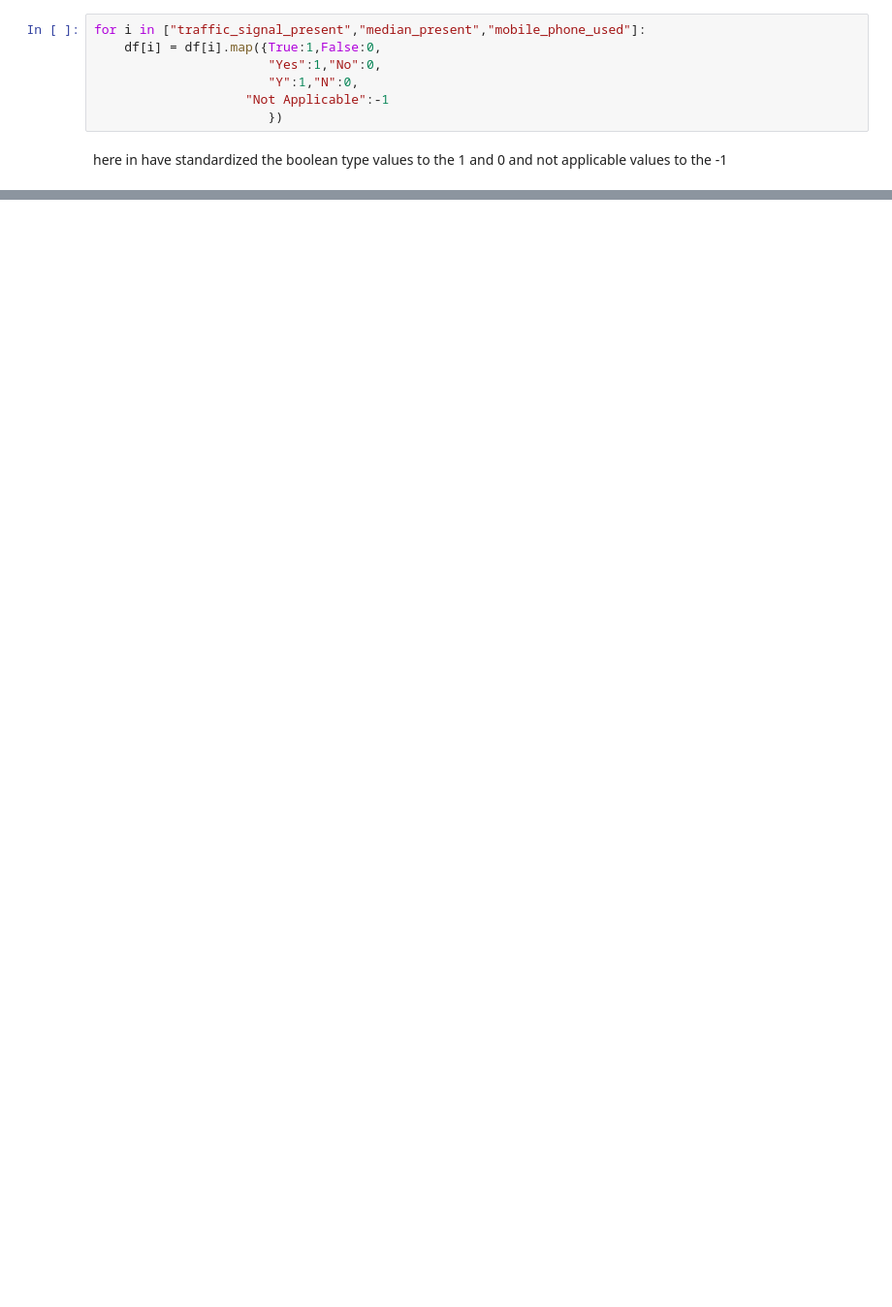
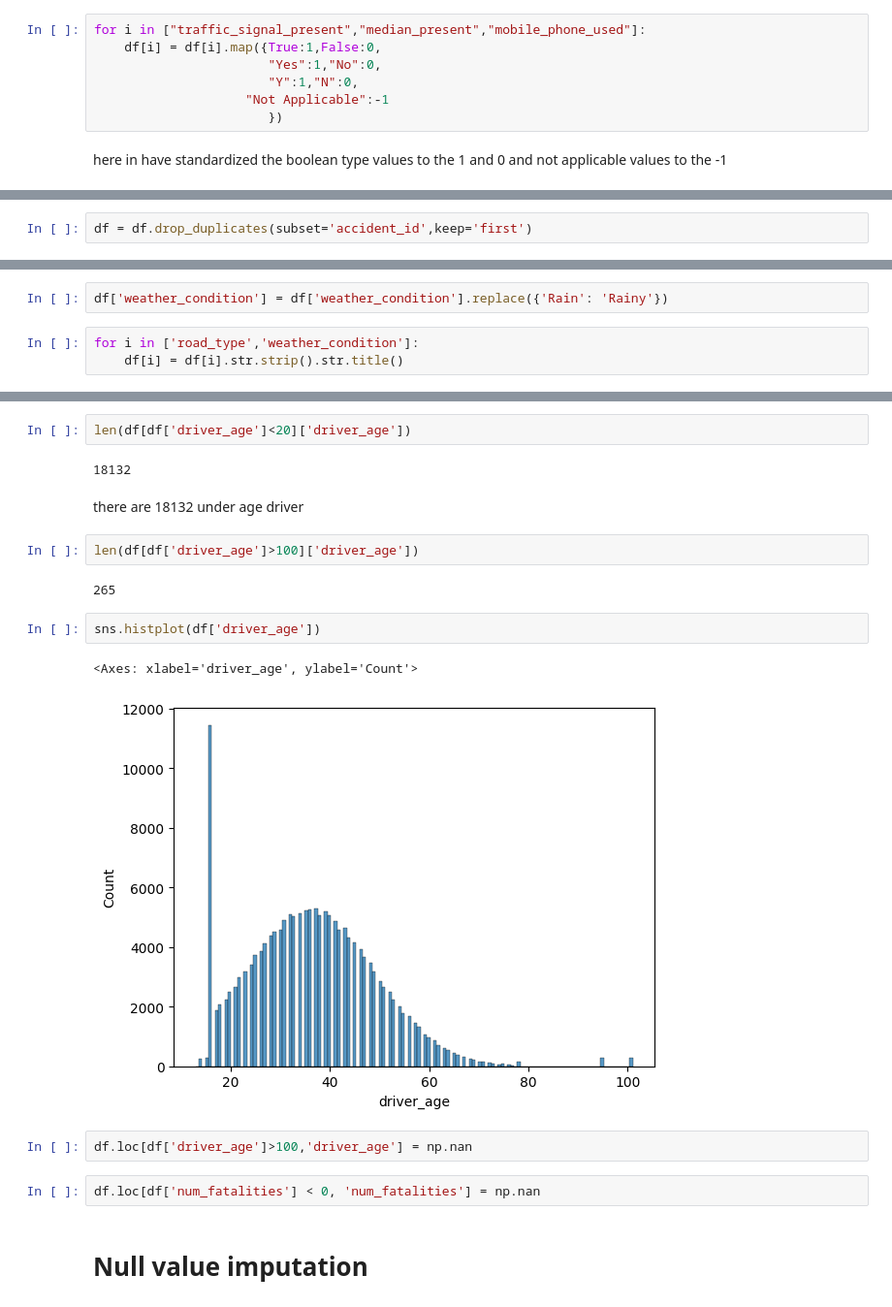
Before and after one commit to pushkarupadhyay587-a11y/gdg_probation_task1, a Jupyter notebook: eda.ipynb, the cells around one changed output, grey strips where cells are left out. Shown at 97% size. Cells and saved outputs as stored; diff of their text form; blank space fills up the shorter version.

Commit message:
NUll Imputation

```diff
--- a/eda.ipynb
+++ b/eda.ipynb
@@ -417,0 +394,2 @@ Name: count, dtype: int64
+# %%
+df = df.drop_duplicates(subset='accident_id',keep='first')
@@ -417,0 +402,5 @@ Name: count, dtype: int64
+# %%
+df['weather_condition'] = df['weather_condition'].replace({'Rain': 'Rainy'})
+# %%
+for i in ['road_type','weather_condition']:
+    df[i] = df[i].str.strip().str.title()
@@ -417,0 +417,21 @@ Name: count, dtype: int64
+# %%
+len(df[df['driver_age']<20]['driver_age'])
+# %% [output]
+18132
+# %% [markdown]
+there are  18132 under age driver
+# %%
+len(df[df['driver_age']>100]['driver_age'])
+# %% [output]
+265
+# %%
+sns.histplot(df['driver_age'])
+# %% [output]
+<Axes: xlabel='driver_age', ylabel='Count'>
+[figure, added]
+# %%
+df.loc[df['driver_age']>100,'driver_age'] = np.nan
+# %%
+df.loc[df['num_fatalities'] < 0, 'num_fatalities'] = np.nan
+# %% [markdown]
+# Null value imputation
```
Also changed, not shown: parts of 41 cells of this notebook.
